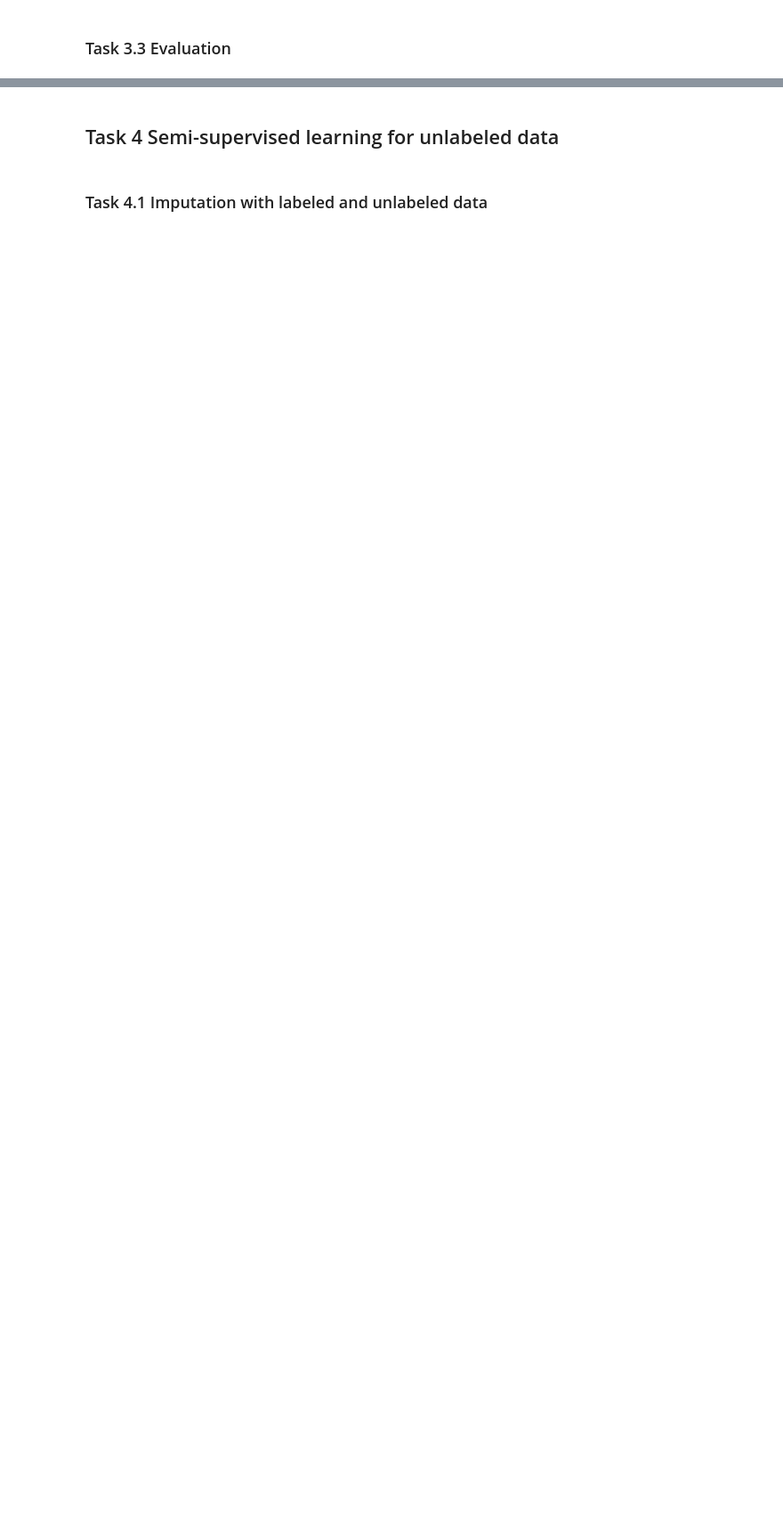
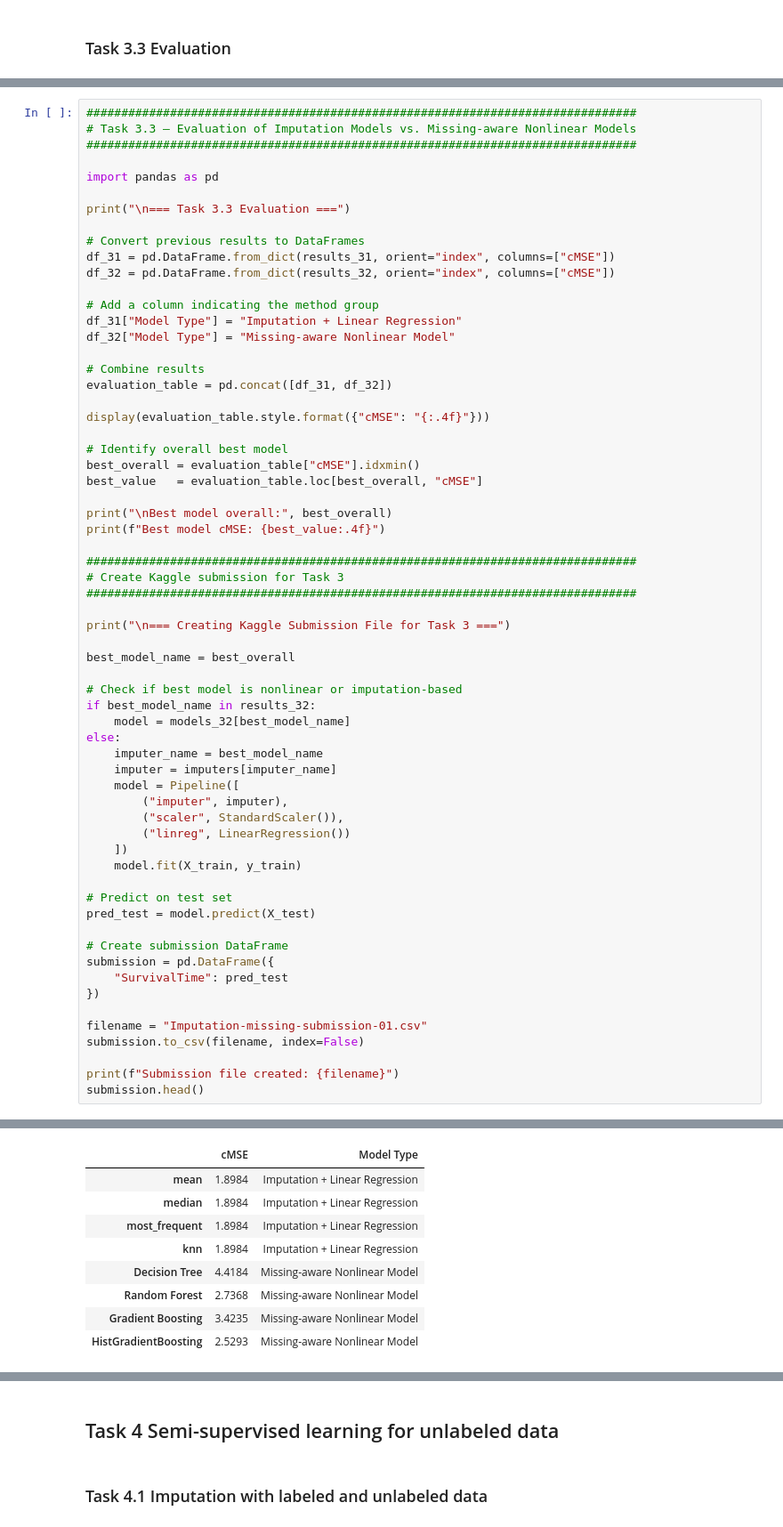
Before and after one commit to bencastello/Machine-Learning-Assignment-2, a Jupyter notebook: ml_assignment_2.ipynb, the cells around one changed output, grey strips where cells are left out. Shown at 89% size. Saved outputs shown, nothing was run; the diff lists cells and outputs as text; blank space fills up the shorter version.

Commit message:
Add: Combined all of the different codes from everybody to one full

```diff
--- a/ml_assignment_2.ipynb
+++ b/ml_assignment_2.ipynb
@@ -2382,0 +1071,64 @@ print("="*100)
+# %%
+###############################################################################
+# Task 3.3 – Evaluation of Imputation Models vs. Missing-aware Nonlinear Models
+###############################################################################
+
+import pandas as pd
+
+print("\n=== Task 3.3 Evaluation ===")
+
+# Convert previous results to DataFrames
+df_31 = pd.DataFrame.from_dict(results_31, orient="index", columns=["cMSE"])
+df_32 = pd.DataFrame.from_dict(results_32, orient="index", columns=["cMSE"])
+
+# Add a column indicating the method group
+df_31["Model Type"] = "Imputation + Linear Regression"
+df_32["Model Type"] = "Missing-aware Nonlinear Model"
+
+# Combine results
+evaluation_table = pd.concat([df_31, df_32])
+
+display(evaluation_table.style.format({"cMSE": "{:.4f}"}))
+
+# Identify overall best model
+best_overall = evaluation_table["cMSE"].idxmin()
+best_value   = evaluation_table.loc[best_overall, "cMSE"]
+
+print("\nBest model overall:", best_overall)
+print(f"Best model cMSE: {best_value:.4f}")
+
+###############################################################################
+# Create Kaggle submission for Task 3
+###############################################################################
+
+print("\n=== Creating Kaggle Submission File for Task 3 ===")
+
+best_model_name = best_overall
+
+# Check if best model is nonlinear or imputation-based
+if best_model_name in results_32:
+    model = models_32[best_model_name]
+else:
+    imputer_name = best_model_name
+    imputer = imputers[imputer_name]
+    model = Pipeline([
+        ("imputer", imputer),
+        ("scaler", StandardScaler()),
+        ("linreg", LinearRegression())
+    ])
+    model.fit(X_train, y_train)
+
+# Predict on test set
+pred_test = model.predict(X_test)
+
+# Create submission DataFrame
+submission = pd.DataFrame({
+    "SurvivalTime": pred_test
+})
+
+filename = "Imputation-missing-submission-01.csv"
+submission.to_csv(filename, index=False)
+
+print(f"Submission file created: {filename}")
+submission.head()
+# %% [output]
@@ -2382,0 +1136,9 @@ print("="*100)
+|  | cMSE | Model Type |
+| mean | 1.8984 | Imputation + Linear Regression |
+| median | 1.8984 | Imputation + Linear Regression |
+| most_frequent | 1.8984 | Imputation + Linear Regression |
+| knn | 1.8984 | Imputation + Linear Regression |
+| Decision Tree | 4.4184 | Missing-aware Nonlinear Model |
+| Random Forest | 2.7368 | Missing-aware Nonlinear Model |
+| Gradient Boosting | 3.4235 | Missing-aware Nonlinear Model |
+| HistGradientBoosting | 2.5293 | Missing-aware Nonlinear Model |
```
Also changed, not shown: parts of 15 cells of this notebook.
